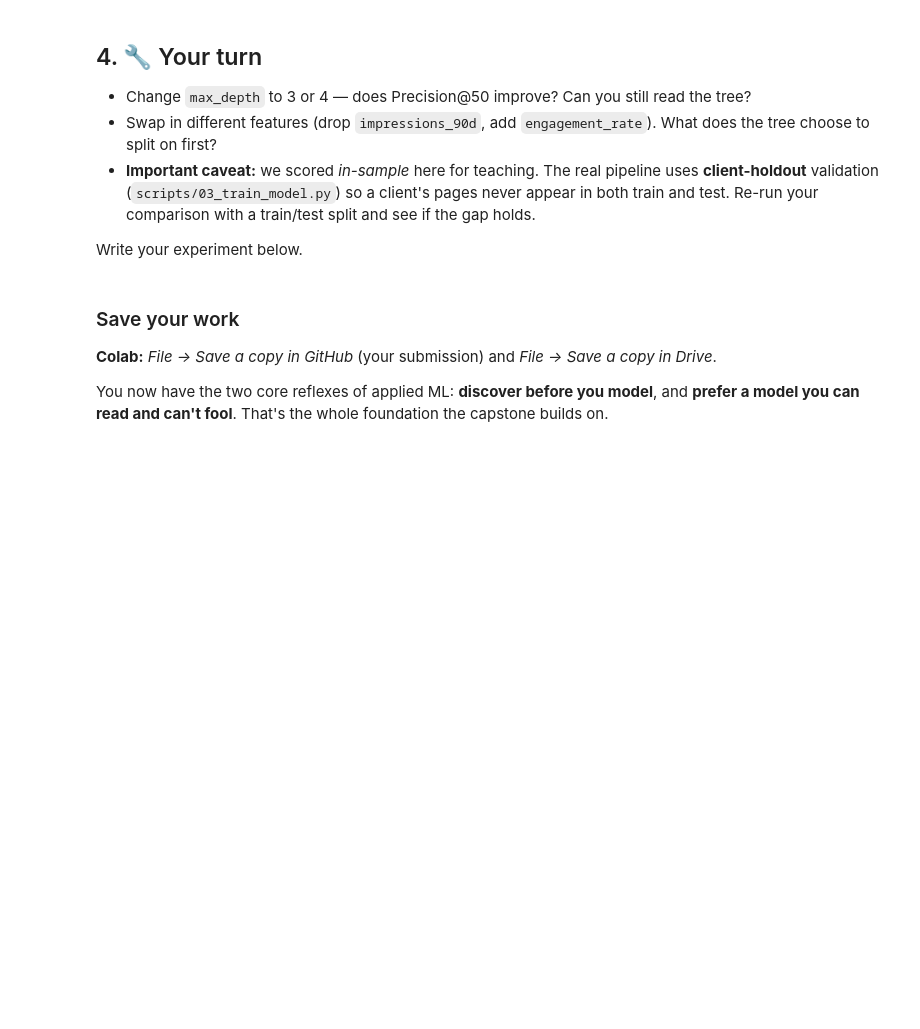
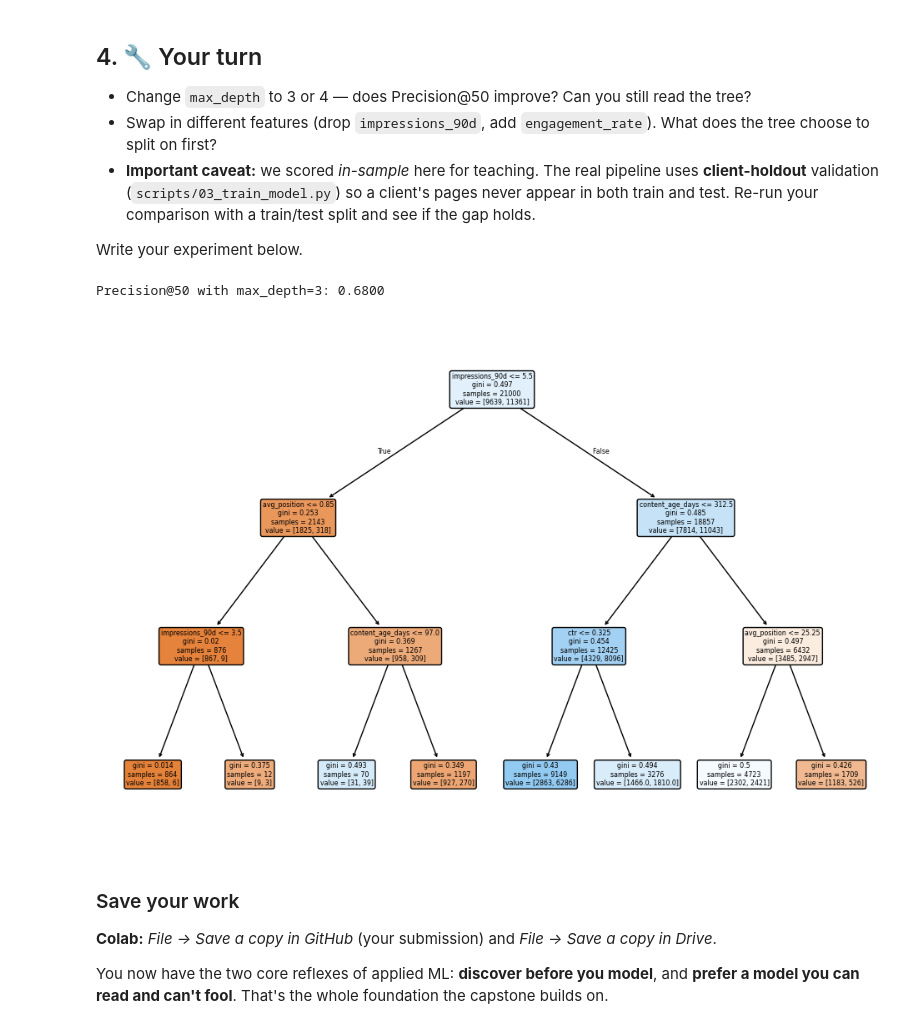
Before and after one commit to ayahabib/FlyIntership, a Jupyter notebook: notebooks/02_your_first_readable_model.ipynb, the cells around one changed output. Cells and saved outputs as stored; diff of their text form; code cells hidden in the pictures; blank space fills up the shorter version.

```diff
--- a/notebooks/02_your_first_readable_model.ipynb
+++ b/notebooks/02_your_first_readable_model.ipynb
@@ -101,7 +144,26 @@ That's also why the starter data ships **only observable signals** — the produ
 
 Write your experiment below.
 # %%
-# Your experiment here
+from sklearn.model_selection import train_test_split
+from sklearn.tree import DecisionTreeClassifier, plot_tree
+import matplotlib.pyplot as plt
+
+# Assuming X and y are already defined from previous cells
+X_train, X_test, y_train, y_test = train_test_split(X, y, test_size=0.3, random_state=42)
+
+model_depth3 = DecisionTreeClassifier(max_depth=3, random_state=42)
+model_depth3.fit(X_train, y_train)
+
+# Using precision_at_k defined in a previous cell
+precision_3 = precision_at_k(model_depth3.predict_proba(X_test)[:, 1], y_test, k=50)
+print(f"Precision@50 with max_depth=3: {precision_3:.4f}")
+
+plt.figure(figsize=(12, 8))
+plot_tree(model_depth3, feature_names=X_train.columns.tolist(), filled=True, rounded=True)
+plt.show()
+# %% [output]
+Precision@50 with max_depth=3: 0.6800
+[figure, added]
 # %% [markdown]
 ### Save your work
 **Colab:** *File → Save a copy in GitHub* (your submission) and *File → Save a copy in Drive*.
```
Also changed, not shown: parts of 6 cells of this notebook.
